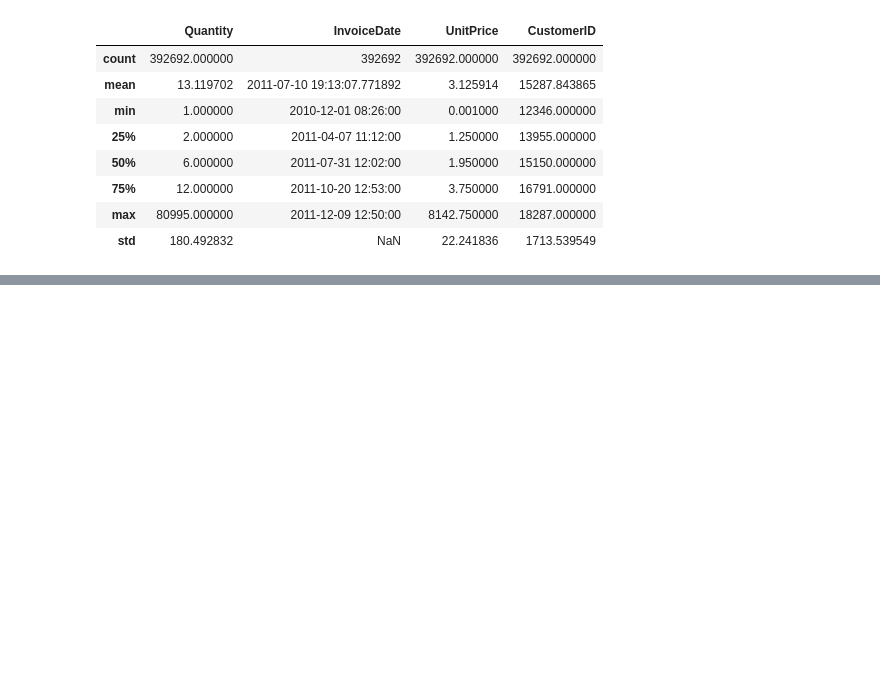
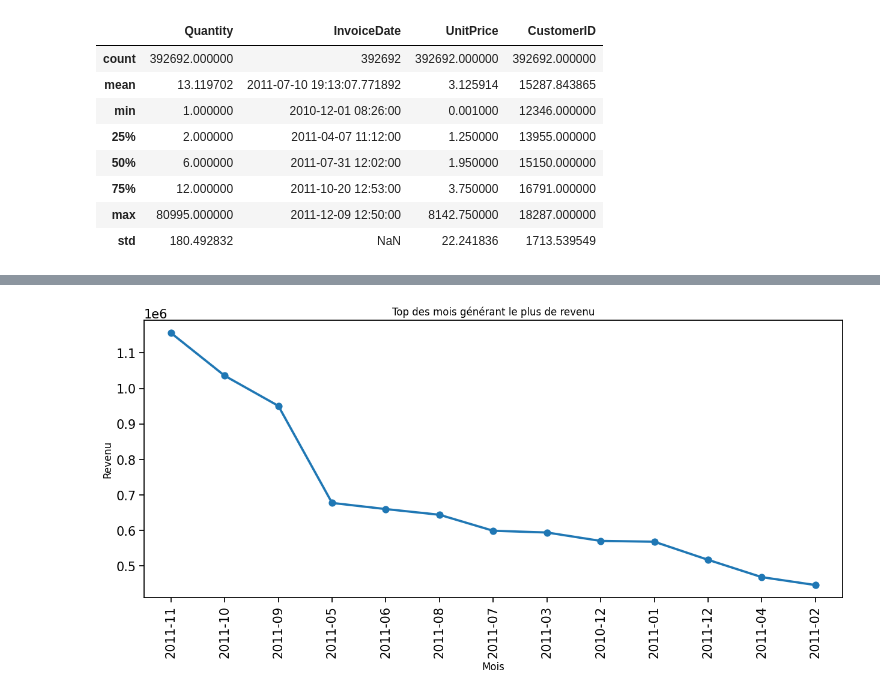
Before and after one commit to djafarou-ML/FUTURE_DS_01, a Jupyter notebook: analyse_vente.ipynb, the cells around one changed output, grey strips where cells are left out. Saved outputs shown, nothing was run; the diff lists cells and outputs as text; code cells hidden in the pictures; blank space fills up the shorter version.

```diff
--- a/analyse_vente.ipynb
+++ b/analyse_vente.ipynb
@@ -279,0 +406,5 @@ df_clean.describe()
+# %%
+# Extraire la période à partir de la date de la facture
+
+df_clean['Mois'] = df_clean['InvoiceDate'].dt.to_period('M')
+df_clean
@@ -279,0 +425,4 @@ df_clean.describe()
+# %%
+# Calcul du revenu total pour chaque mois
+top_products_mois = df_clean.groupby('Mois')['Revenu'].sum()
+top_products_mois
@@ -279,0 +445,24 @@ df_clean.describe()
+# %%
+sn.set_context("notebook", rc={"xtick.labelsize": 15, "ytick.labelsize": 15})
+
+top_products_mois = top_products_mois.sort_values(ascending=False)
+top_products_mois = top_products_mois[:20]
+
+labels_X = top_products_mois.index
+valeurs_Y = top_products_mois.values
+
+top_dates_df = pd.DataFrame({'Mois': labels_X, 'Revenu': valeurs_Y})
+
+plt.figure(figsize=(15, 6))
+plt.subplot(111)
+
+sn.pointplot(data=top_dates_df, x='Mois', y='Revenu')
+
+plt.xticks(rotation=90)
+
+plt.ylabel("Revenu")
+plt.title("Top des mois générant le plus de revenu")
+
+plt.show()
+# %% [output]
+[figure, added]
```
Also changed, not shown: parts of 11 cells of this notebook.
